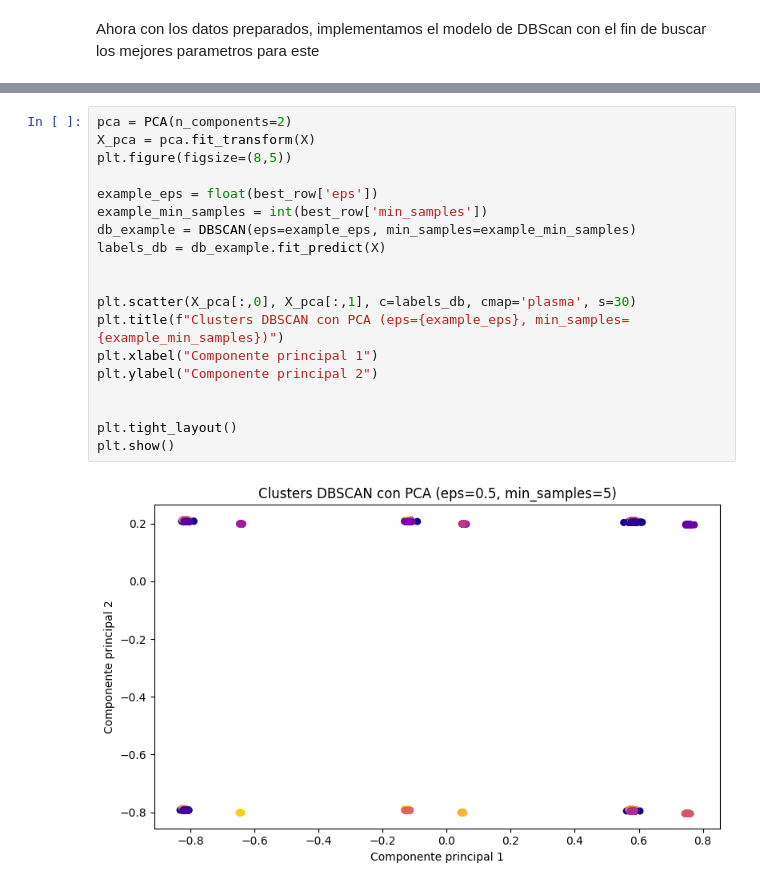
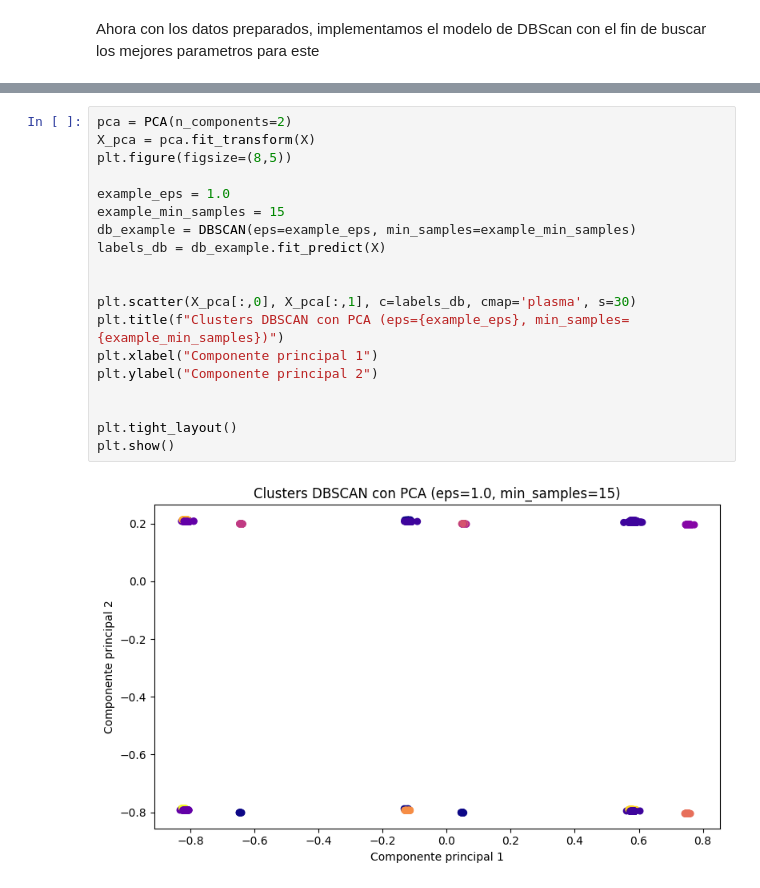
Before and after one commit to Trabajos-BI/Laboratorio2BI, a Jupyter notebook: Lab2/SeneCafeAlpes.ipynb, the cells around one changed output, grey strips where cells are left out. Drawn from its saved outputs; the diff is of its cells as text.

```diff
--- a/Lab2/SeneCafeAlpes.ipynb
+++ b/Lab2/SeneCafeAlpes.ipynb
@@ -960,24 +958,24 @@ Name: 1, dtype: float64
 # %%
 pca = PCA(n_components=2)
 X_pca = pca.fit_transform(X)
 plt.figure(figsize=(8,5))
 
-example_eps = float(best_row['eps'])
-example_min_samples = int(best_row['min_samples'])
+example_eps = 1.0
+example_min_samples = 15
 db_example = DBSCAN(eps=example_eps, min_samples=example_min_samples)
 labels_db = db_example.fit_predict(X)
 
 
 plt.scatter(X_pca[:,0], X_pca[:,1], c=labels_db, cmap='plasma', s=30)
 plt.title(f"Clusters DBSCAN con PCA (eps={example_eps}, min_samples={example_min_samples})")
 plt.xlabel("Componente principal 1")
 plt.ylabel("Componente principal 2")
 
 
 plt.tight_layout()
 plt.show()
 # %% [output]
-[figure, old version]
+[figure, new version]
 # %%
 unique, counts = np.unique(labels_db, return_counts=True)
 for cluster, count in zip(unique, counts):
```
Also changed, not shown: parts of 9 cells of this notebook.
